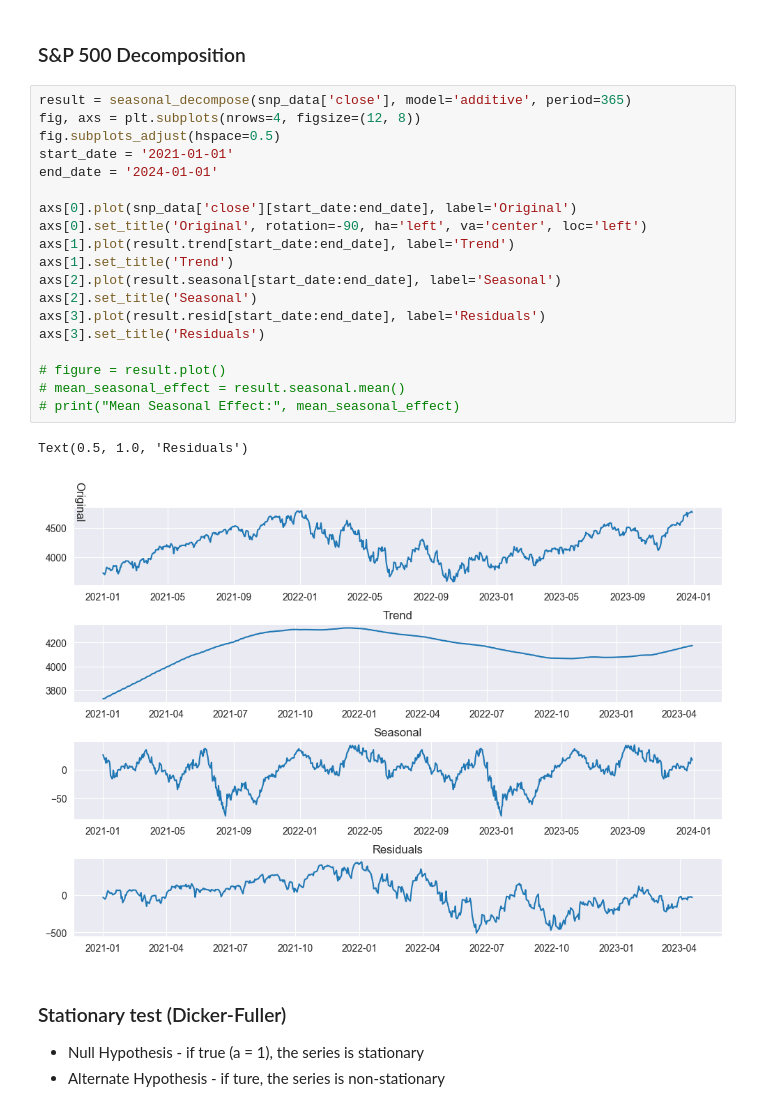
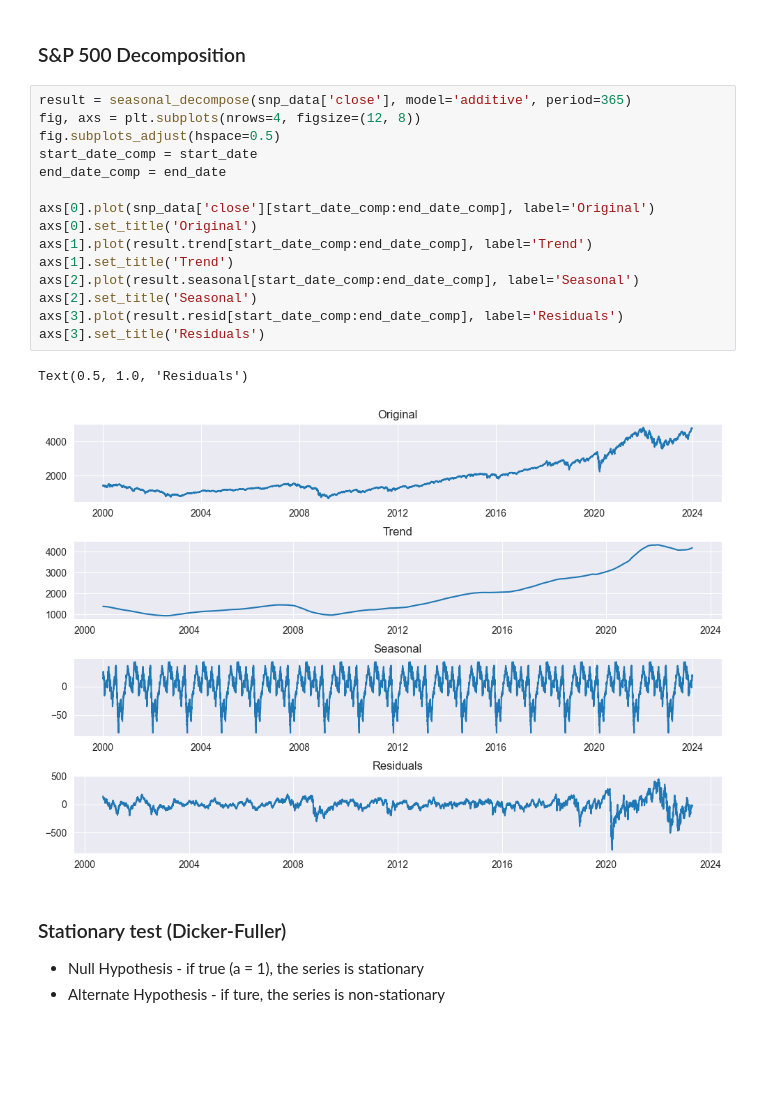
Before and after one commit to eddienubes/datascience-for-ek, a Jupyter notebook: project1/analysis.ipynb, the cells around one changed output. Saved outputs shown, nothing was run; the diff lists cells and outputs as text; blank space fills up the shorter version.

Commit message:
feat(analysis): plot changes

```diff
--- a/project1/analysis.ipynb
+++ b/project1/analysis.ipynb
@@ -161,25 +162,21 @@ ax.legend()
 # %%
 result = seasonal_decompose(snp_data['close'], model='additive', period=365)
 fig, axs = plt.subplots(nrows=4, figsize=(12, 8))
 fig.subplots_adjust(hspace=0.5)
-start_date = '2021-01-01'
-end_date = '2024-01-01'
+start_date_comp = start_date
+end_date_comp = end_date
 
-axs[0].plot(snp_data['close'][start_date:end_date], label='Original')
-axs[0].set_title('Original', rotation=-90, ha='left', va='center', loc='left')
-axs[1].plot(result.trend[start_date:end_date], label='Trend')
+axs[0].plot(snp_data['close'][start_date_comp:end_date_comp], label='Original')
+axs[0].set_title('Original')
+axs[1].plot(result.trend[start_date_comp:end_date_comp], label='Trend')
 axs[1].set_title('Trend')
-axs[2].plot(result.seasonal[start_date:end_date], label='Seasonal')
+axs[2].plot(result.seasonal[start_date_comp:end_date_comp], label='Seasonal')
 axs[2].set_title('Seasonal')
-axs[3].plot(result.resid[start_date:end_date], label='Residuals')
+axs[3].plot(result.resid[start_date_comp:end_date_comp], label='Residuals')
 axs[3].set_title('Residuals')
-
-# figure = result.plot()
-# mean_seasonal_effect = result.seasonal.mean()
-# print("Mean Seasonal Effect:", mean_seasonal_effect)
 # %% [output]
 Text(0.5, 1.0, 'Residuals')
-[figure, old version]
+[figure, new version]
 # %% [markdown]
 ### Stationary test (Dicker-Fuller)
 - Null Hypothesis - if true (a = 1), the series is stationary
```
Also changed, not shown: parts of 14 cells of this notebook.
